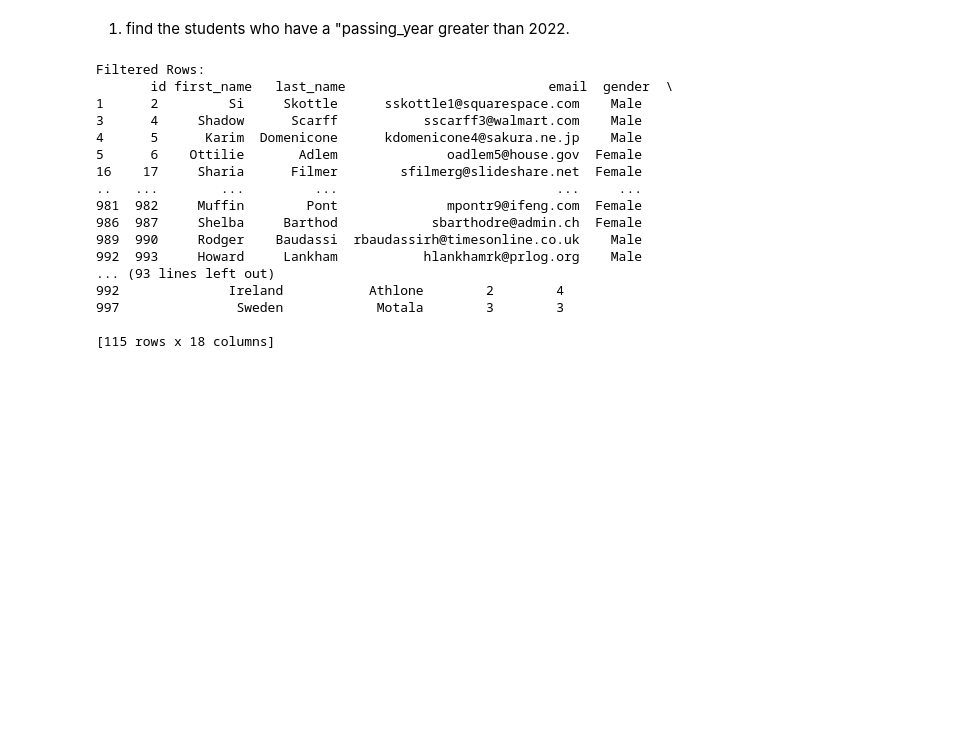
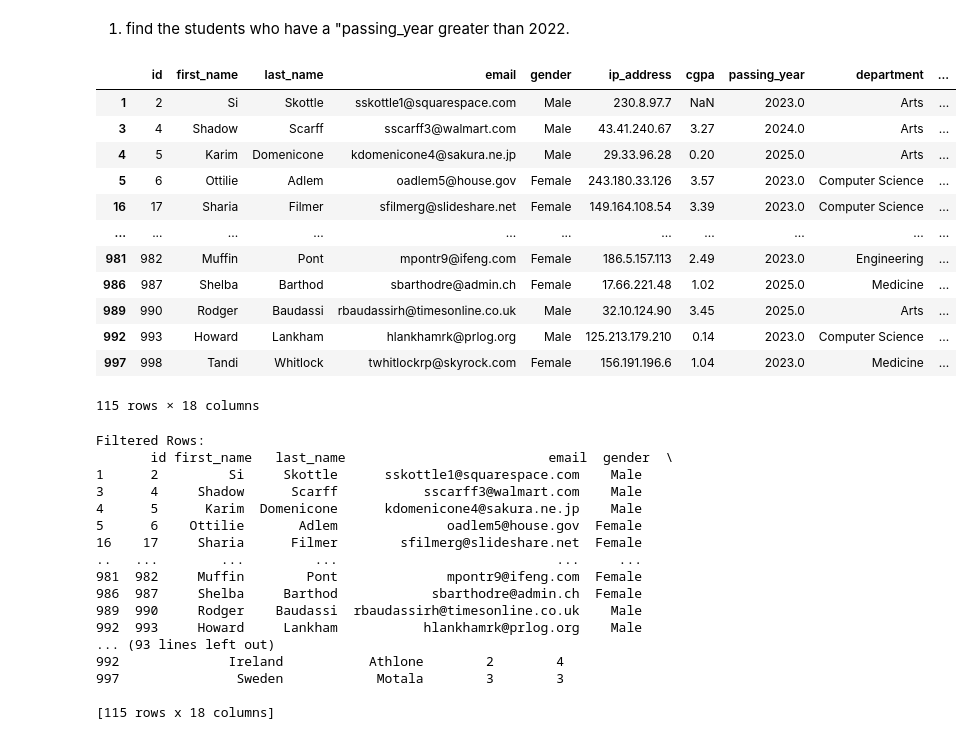
Before and after one commit to ridoykm10/PP11-16-Project-Analyze-visualize, a Jupyter notebook: PP11_16_Project_Analyze_visualize_.ipynb, the cells around one changed output. Cells and saved outputs as stored; diff of their text form; code cells hidden in the pictures; blank space fills up the shorter version.

```diff
--- a/PP11_16_Project_Analyze_visualize_.ipynb
+++ b/PP11_16_Project_Analyze_visualize_.ipynb
@@ -29,5 +29,25 @@ df.sample(5)
 # %% [markdown]
 1. find the students  who have a "passing_year greater than 2022.
+# %%
+# prompt: find the students who have a "passing_year greater than 2022.
+
+
+passing_year_2022 = df[df['passing_year'] > 2022]
+passing_year_2022
+# %% [output]
+|  | id | first_name | last_name | email | gender | ip_address | cgpa | passing_year | department | ... |
+| 1 | 2 | Si | Skottle | sskottle1@squarespace.com | Male | 230.8.97.7 | NaN | 2023.0 | Arts | ... |
+| 3 | 4 | Shadow | Scarff | sscarff3@walmart.com | Male | 43.41.240.67 | 3.27 | 2024.0 | Arts | ... |
+| 4 | 5 | Karim | Domenicone | kdomenicone4@sakura.ne.jp | Male | 29.33.96.28 | 0.20 | 2025.0 | Arts | ... |
+| 5 | 6 | Ottilie | Adlem | oadlem5@house.gov | Female | 243.180.33.126 | 3.57 | 2023.0 | Computer Science | ... |
+| 16 | 17 | Sharia | Filmer | sfilmerg@slideshare.net | Female | 149.164.108.54 | 3.39 | 2023.0 | Computer Science | ... |
+| ... | ... | ... | ... | ... | ... | ... | ... | ... | ... | ... |
+| 981 | 982 | Muffin | Pont | mpontr9@ifeng.com | Female | 186.5.157.113 | 2.49 | 2023.0 | Engineering | ... |
+| 986 | 987 | Shelba | Barthod | sbarthodre@admin.ch | Female | 17.66.221.48 | 1.02 | 2025.0 | Medicine | ... |
+| 989 | 990 | Rodger | Baudassi | rbaudassirh@timesonline.co.uk | Male | 32.10.124.90 | 3.45 | 2025.0 | Arts | ... |
+| 992 | 993 | Howard | Lankham | hlankhamrk@prlog.org | Male | 125.213.179.210 | 0.14 | 2023.0 | Computer Science | ... |
+| 997 | 998 | Tandi | Whitlock | twhitlockrp@skyrock.com | Female | 156.191.196.6 | 1.04 | 2023.0 | Medicine | ... |
+115 rows × 18 columns
 # %%
 filtered = df[df["passing_year"] > 2022]
 print("Filtered Rows:\n", filtered)
```
Also changed, not shown: parts of 8 cells of this notebook.
